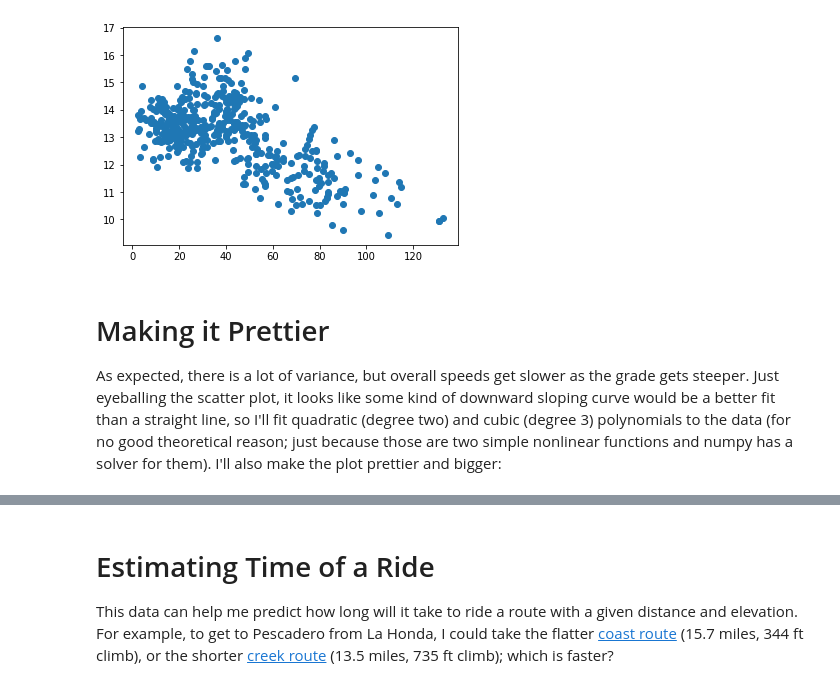
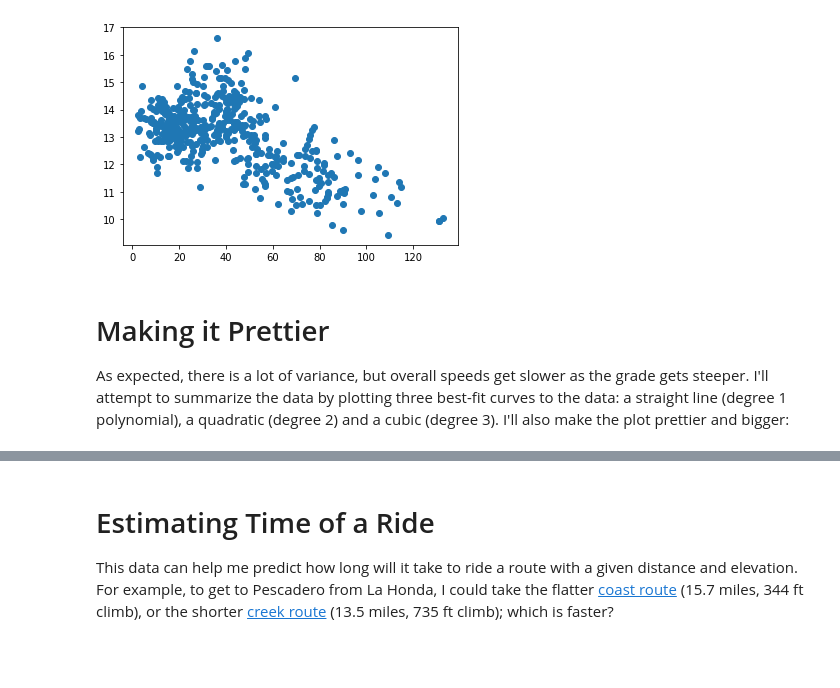
Before and after one commit to norvig/pytudes, a Jupyter notebook: ipynb/Bike Speed versus Grade.ipynb, the cells around one changed output, grey strips where cells are left out. Saved outputs shown, nothing was run; the diff lists cells and outputs as text; code cells hidden in the pictures; blank space fills up the shorter version.

```diff
--- a/ipynb/Bike Speed versus Grade.ipynb
+++ b/ipynb/Bike Speed versus Grade.ipynb
@@ -14,18 +16,0 @@ import re
-# %%
-Ride = collections.namedtuple('Ride', 'miles, hours, feet, date, title')
-
-def parse_rides(lines: str) -> [Ride]:
-    """Parse lines from a Strava log file into a list of `Ride`. Tab separated fields:
-    Ride	Thu, 8/9/2018	BRNW	4:58:07	68.41 mi	3,862 ft"""
-    return [Ride(number(mi), parse_hours(time), number(ft), date, title)
-            for line in lines if line.startswith('Ride')
-            for _, date, title, time, mi, ft in [line.strip().split('\t')]]
-
-def number(string) -> float: return float(re.sub(r'[^0-9. ]', '', string))
-
-def parse_hours(time: str) -> float:
-    if time.count(':') < 2: time = '0:' + time
-    hour, min, sec = map(int, time.split(':'))
-    return hour + min/60 + sec/3600
-
-rides = parse_rides(open('bikerides25.tsv'))
@@ -38,0 +17,14 @@ I'll show a simple scatter plot  visualization:
+# %%
+def parse_hours(time: str) -> float:
+    """Parse '4:30:00' to 4.5 hours."""
+    while time.count(':') < 2:
+        time = '0:' + time
+    return round(pd.Timedelta(time).seconds / 60 / 60, 3)
+
+def parse_int(num: str) -> int:
+    """Parse a str as an int, ignoring commas."""
+    return int(num.replace(',', ''))
+# %%
+rides = pd.read_table(open('bikerides25.tsv'), comment='#',
+                      converters={'hours': parse_hours, 'feet': parse_int})
+rides
@@ -39,15 +59,11 @@ I'll show a simple scatter plot  visualization:
 # %%
-def column(attr, rides): return np.array([getattr(r, attr) for r in rides])
-
-miles = column('miles', rides)
-hours = column('hours', rides)
-feet  = column('feet',  rides)
+miles, hours, feet = [rides[attr] for attr in ('miles', 'hours', 'feet')]
 
 plt.scatter(feet/miles, miles/hours);
 # %% [output]
-[figure, old version]
+[figure, new version]
 # %% [markdown]
 # Making it Prettier
 
-As expected, there is a lot of variance, but overall speeds get slower as the grade gets steeper. Just eyeballing the scatter plot, it looks like some kind of downward sloping curve would be a better fit than a straight line, so I'll fit quadratic (degree two) and cubic (degree 3) polynomials to the data (for no good theoretical reason; just because those are two simple nonlinear functions and numpy has a solver for them). I'll also make the plot prettier and bigger:
+As expected, there is a lot of variance, but overall speeds get slower as the grade gets steeper. I'll attempt to summarize the data by plotting three best-fit curves to the data: a straight line (degree 1 polynomial), a quadratic (degree 2) and a cubic (degree 3). I'll also make the plot prettier and bigger:
 # %%
```
Also changed, not shown: parts of 39 cells of this notebook, 1 other file.
